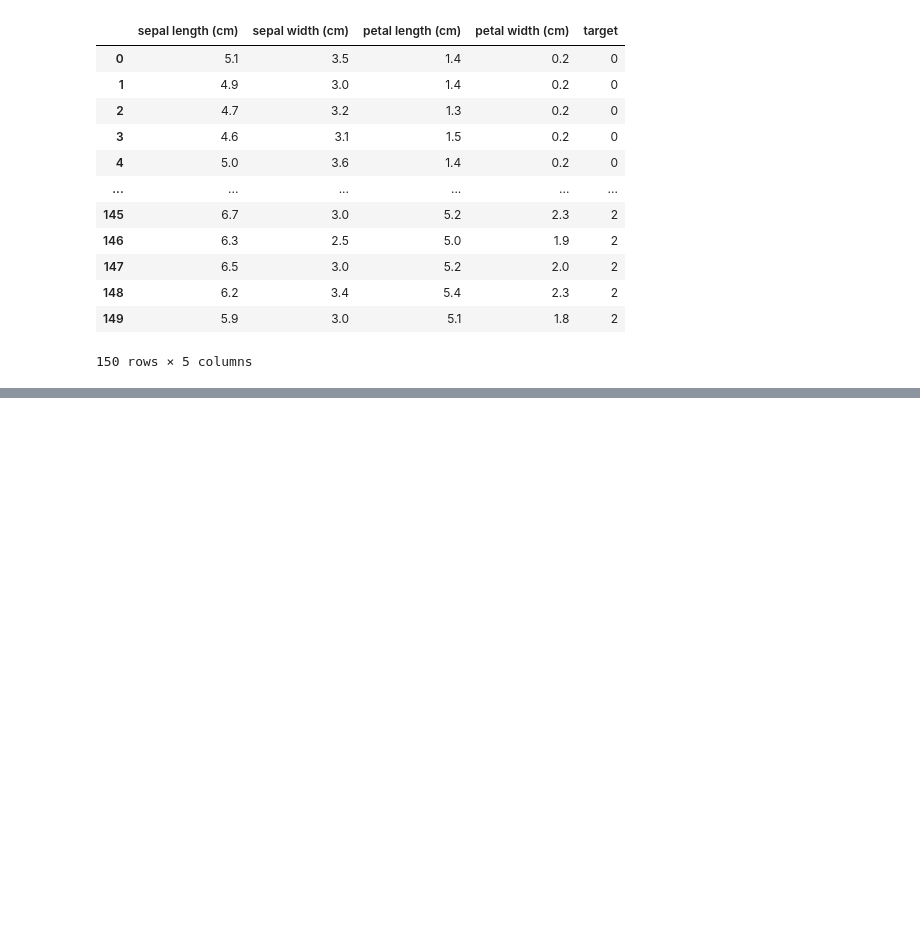
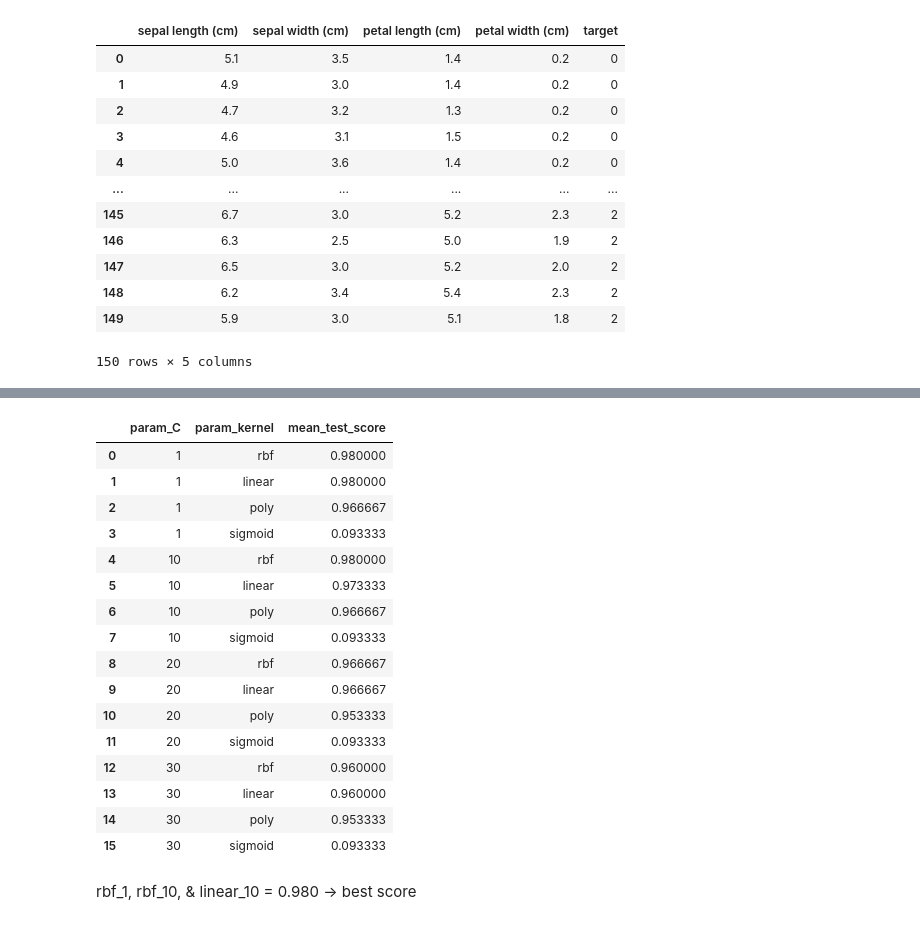
Before and after one commit to Kshitijk14/practice-ml, a Jupyter notebook: 014-GridSearchCV-(hyper-param-tuning)/iris-grid-search.ipynb, the cells around one changed output, grey strips where cells are left out. Cells and saved outputs as stored; diff of their text form; code cells hidden in the pictures; blank space fills up the shorter version.

```diff
--- a/014-GridSearchCV-(hyper-param-tuning)/iris-grid-search.ipynb
+++ b/014-GridSearchCV-(hyper-param-tuning)/iris-grid-search.ipynb
@@ -51,0 +213,22 @@ df
+# %%
+df_result[['param_C', 'param_kernel', 'mean_test_score']]
+# %% [output]
+|  | param_C | param_kernel | mean_test_score |
+| 0 | 1 | rbf | 0.980000 |
+| 1 | 1 | linear | 0.980000 |
+| 2 | 1 | poly | 0.966667 |
+| 3 | 1 | sigmoid | 0.093333 |
+| 4 | 10 | rbf | 0.980000 |
+| 5 | 10 | linear | 0.973333 |
+| 6 | 10 | poly | 0.966667 |
+| 7 | 10 | sigmoid | 0.093333 |
+| 8 | 20 | rbf | 0.966667 |
+| 9 | 20 | linear | 0.966667 |
+| 10 | 20 | poly | 0.953333 |
+| 11 | 20 | sigmoid | 0.093333 |
+| 12 | 30 | rbf | 0.960000 |
+| 13 | 30 | linear | 0.960000 |
+| 14 | 30 | poly | 0.953333 |
+| 15 | 30 | sigmoid | 0.093333 |
+# %% [markdown]
+rbf_1, rbf_10, & linear_10 = 0.980 -> best score
```
Also changed, not shown: parts of 30 cells of this notebook, 4 other files.
